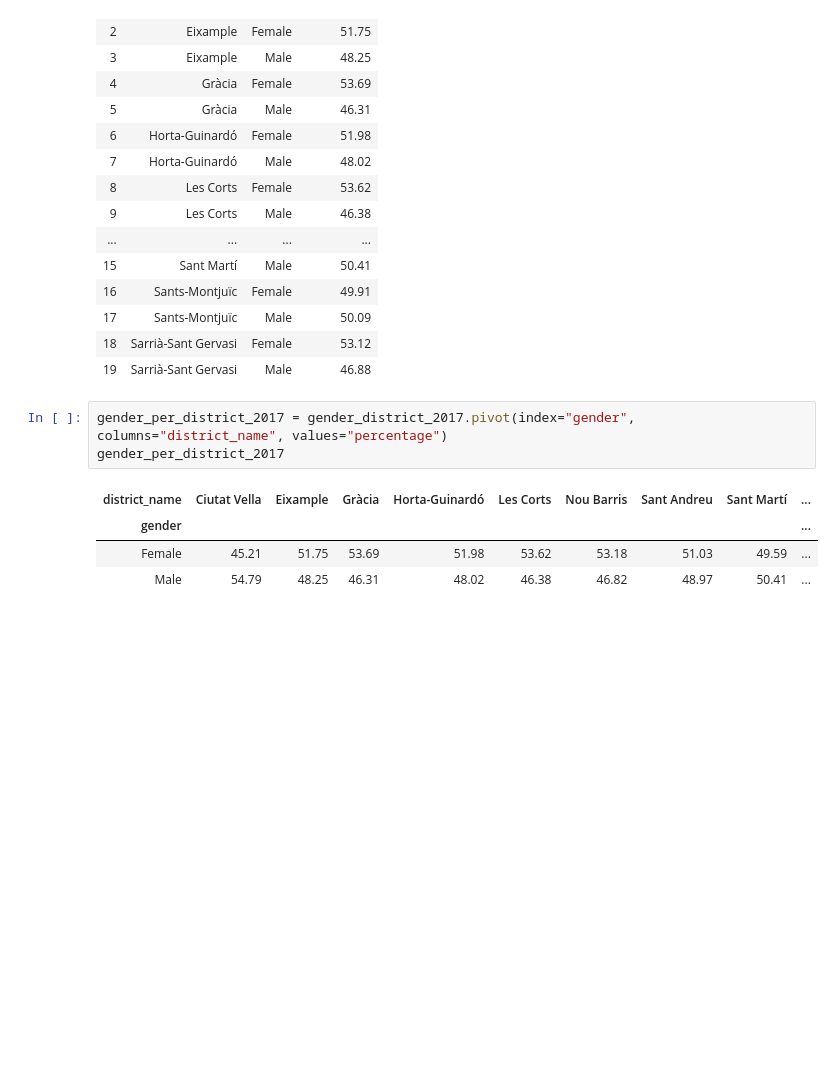
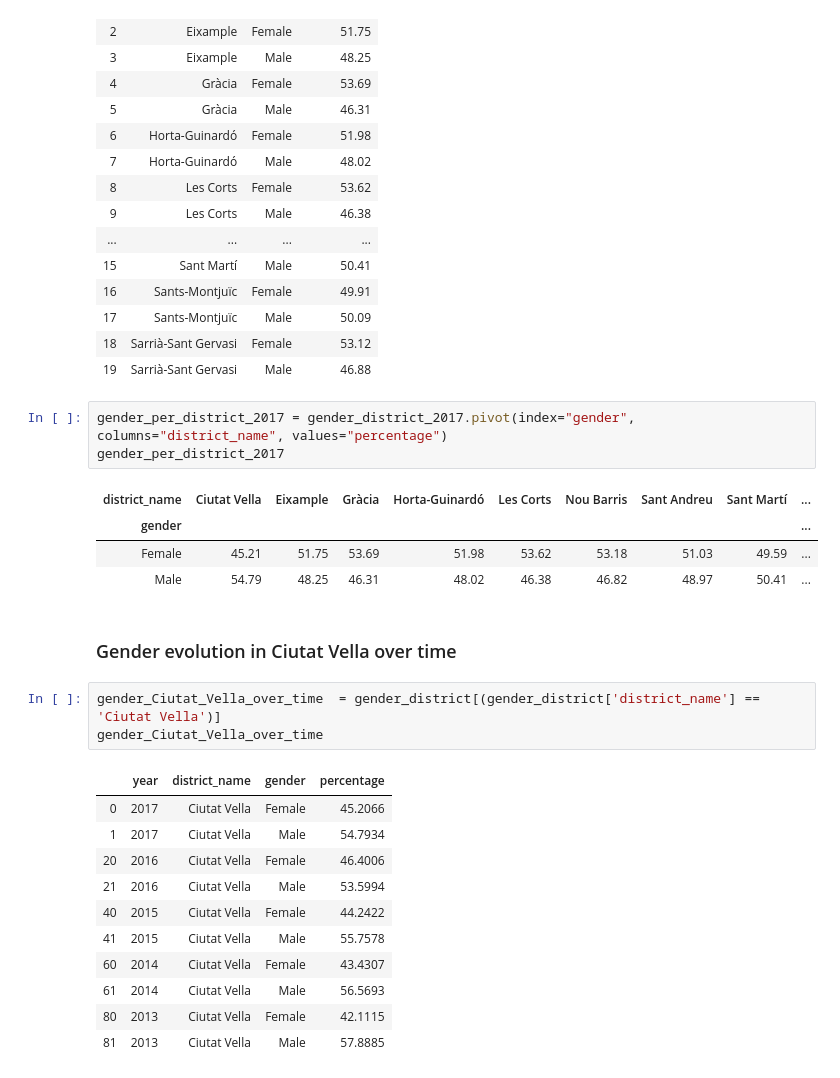
Before and after one commit to minervaliste/Project-Week-2-Barcelona, a Jupyter notebook: your-project/Immigration gender insigths.ipynb, the cells around one changed output. Drawn from its saved outputs; the diff is of its cells as text; blank space fills up the shorter version.

```diff
--- a/your-project/Immigration gender insigths.ipynb
+++ b/your-project/Immigration gender insigths.ipynb
@@ -89,3 +89,20 @@ gender_per_district_2017
 | gender |  |  |  |  |  |  |  |  | ... |
 | Female | 45.21 | 51.75 | 53.69 | 51.98 | 53.62 | 53.18 | 51.03 | 49.59 | ... |
 | Male | 54.79 | 48.25 | 46.31 | 48.02 | 46.38 | 46.82 | 48.97 | 50.41 | ... |
+# %% [markdown]
+### Gender evolution in Ciutat Vella over time
+# %%
+gender_Ciutat_Vella_over_time  = gender_district[(gender_district['district_name'] == 'Ciutat Vella')]
+gender_Ciutat_Vella_over_time
+# %% [output]
+|  | year | district_name | gender | percentage |
+| 0 | 2017 | Ciutat Vella | Female | 45.2066 |
+| 1 | 2017 | Ciutat Vella | Male | 54.7934 |
+| 20 | 2016 | Ciutat Vella | Female | 46.4006 |
+| 21 | 2016 | Ciutat Vella | Male | 53.5994 |
+| 40 | 2015 | Ciutat Vella | Female | 44.2422 |
+| 41 | 2015 | Ciutat Vella | Male | 55.7578 |
+| 60 | 2014 | Ciutat Vella | Female | 43.4307 |
+| 61 | 2014 | Ciutat Vella | Male | 56.5693 |
+| 80 | 2013 | Ciutat Vella | Female | 42.1115 |
+| 81 | 2013 | Ciutat Vella | Male | 57.8885 |
```
Also changed, not shown: parts of 1 cell of this notebook, 2 other files.
